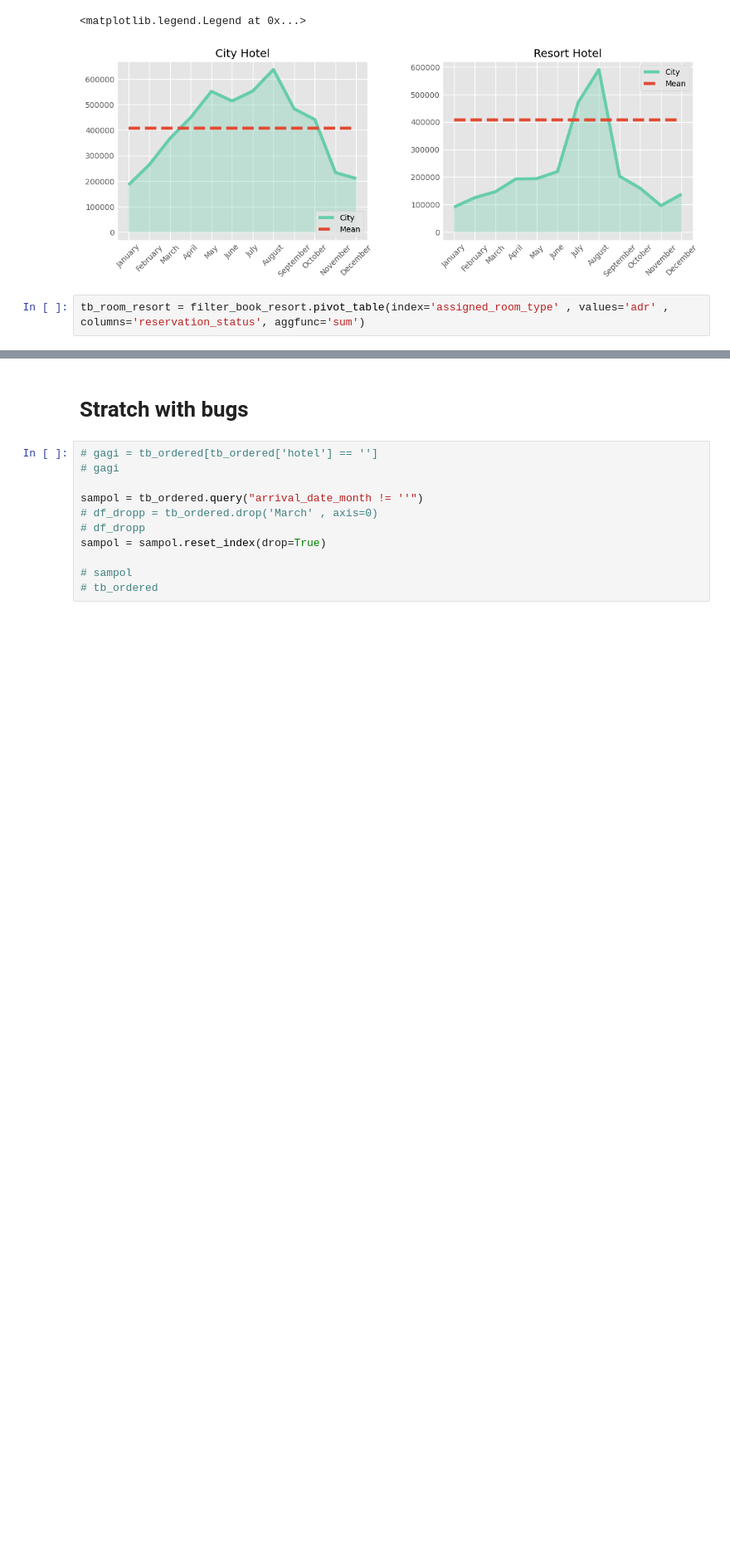
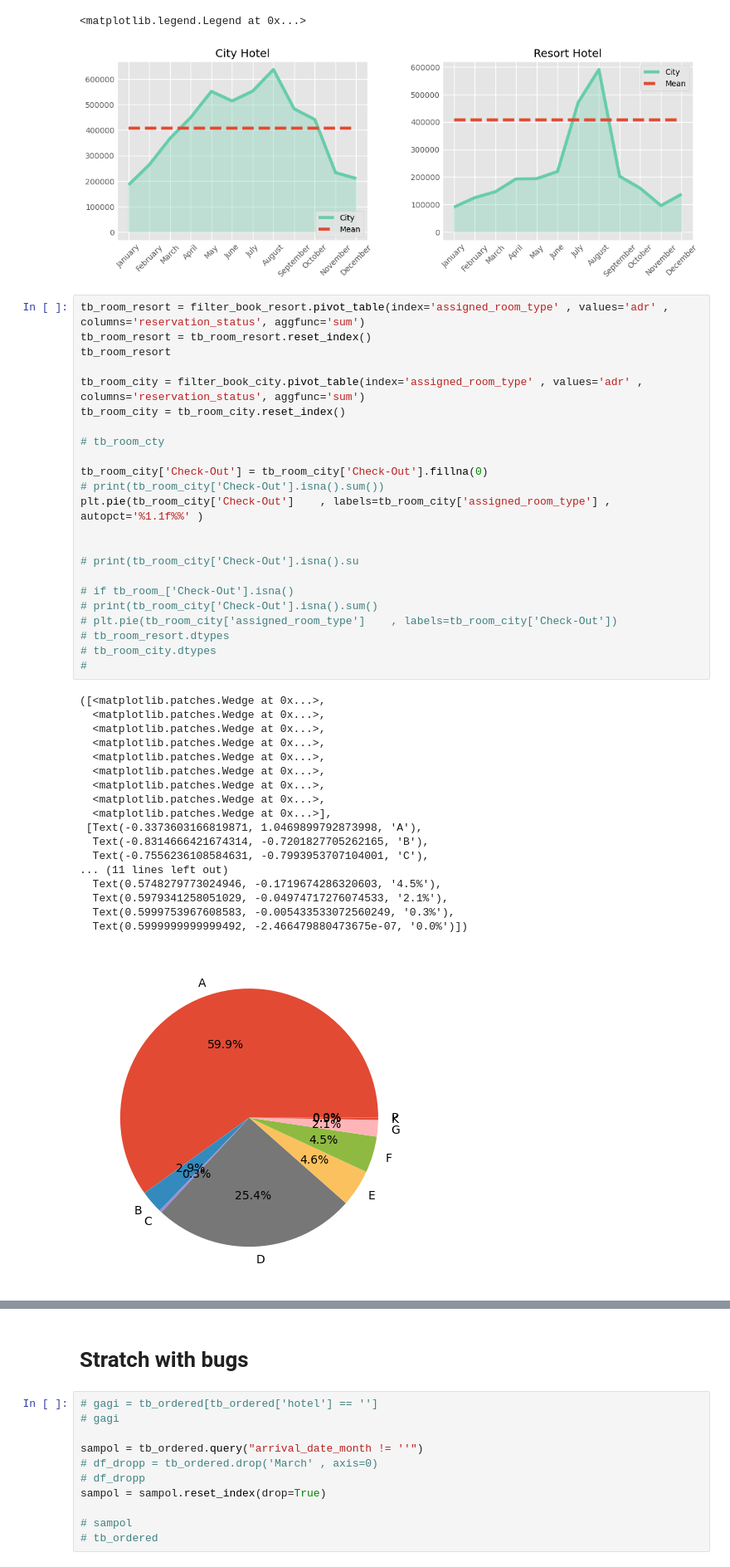
Before and after one commit to ProtacioUno/VinluanEner-Porfolio-Labs, a Jupyter notebook: Matplotlib/hotel.ipynb, the cells around one changed output, grey strips where cells are left out. Shown at 83% size. Drawn from its saved outputs; the diff is of its cells as text; blank space fills up the shorter version.

```diff
--- a/Matplotlib/hotel.ipynb
+++ b/Matplotlib/hotel.ipynb
@@ -420,3 +420,43 @@ ax[1].legend()
 [figure]
 # %%
 tb_room_resort = filter_book_resort.pivot_table(index='assigned_room_type' , values='adr' , columns='reservation_status', aggfunc='sum')
+tb_room_resort = tb_room_resort.reset_index()
+tb_room_resort
+
+tb_room_city = filter_book_city.pivot_table(index='assigned_room_type' , values='adr' , columns='reservation_status', aggfunc='sum')
+tb_room_city = tb_room_city.reset_index()
+
+# tb_room_cty
+
+tb_room_city['Check-Out'] = tb_room_city['Check-Out'].fillna(0)
+# print(tb_room_city['Check-Out'].isna().sum())
+plt.pie(tb_room_city['Check-Out']    , labels=tb_room_city['assigned_room_type'] ,  autopct='%1.1f%%' )
+
+
+# print(tb_room_city['Check-Out'].isna().su
+
+# if tb_room_['Check-Out'].isna()
+# print(tb_room_city['Check-Out'].isna().sum()
+# plt.pie(tb_room_city['assigned_room_type']    , labels=tb_room_city['Check-Out'])
+# tb_room_resort.dtypes
+# tb_room_city.dtypes
+#
+# %% [output]
+([<matplotlib.patches.Wedge at 0x...>,
+  <matplotlib.patches.Wedge at 0x...>,
+  <matplotlib.patches.Wedge at 0x...>,
+  <matplotlib.patches.Wedge at 0x...>,
+  <matplotlib.patches.Wedge at 0x...>,
+  <matplotlib.patches.Wedge at 0x...>,
+  <matplotlib.patches.Wedge at 0x...>,
+  <matplotlib.patches.Wedge at 0x...>,
+  <matplotlib.patches.Wedge at 0x...>],
+ [Text(-0.3373603166819871, 1.0469899792873998, 'A'),
+  Text(-0.8314666421674314, -0.7201827705262165, 'B'),
+  Text(-0.7556236108584631, -0.7993953707104001, 'C'),
+... (11 lines left out)
+  Text(0.5748279773024946, -0.1719674286320603, '4.5%'),
+  Text(0.5979341258051029, -0.04974717276074533, '2.1%'),
+  Text(0.5999753967608583, -0.005433533072560249, '0.3%'),
+  Text(0.5999999999999492, -2.466479880473675e-07, '0.0%')])
+[figure, added]
```
Also changed, not shown: parts of 4 cells of this notebook.
